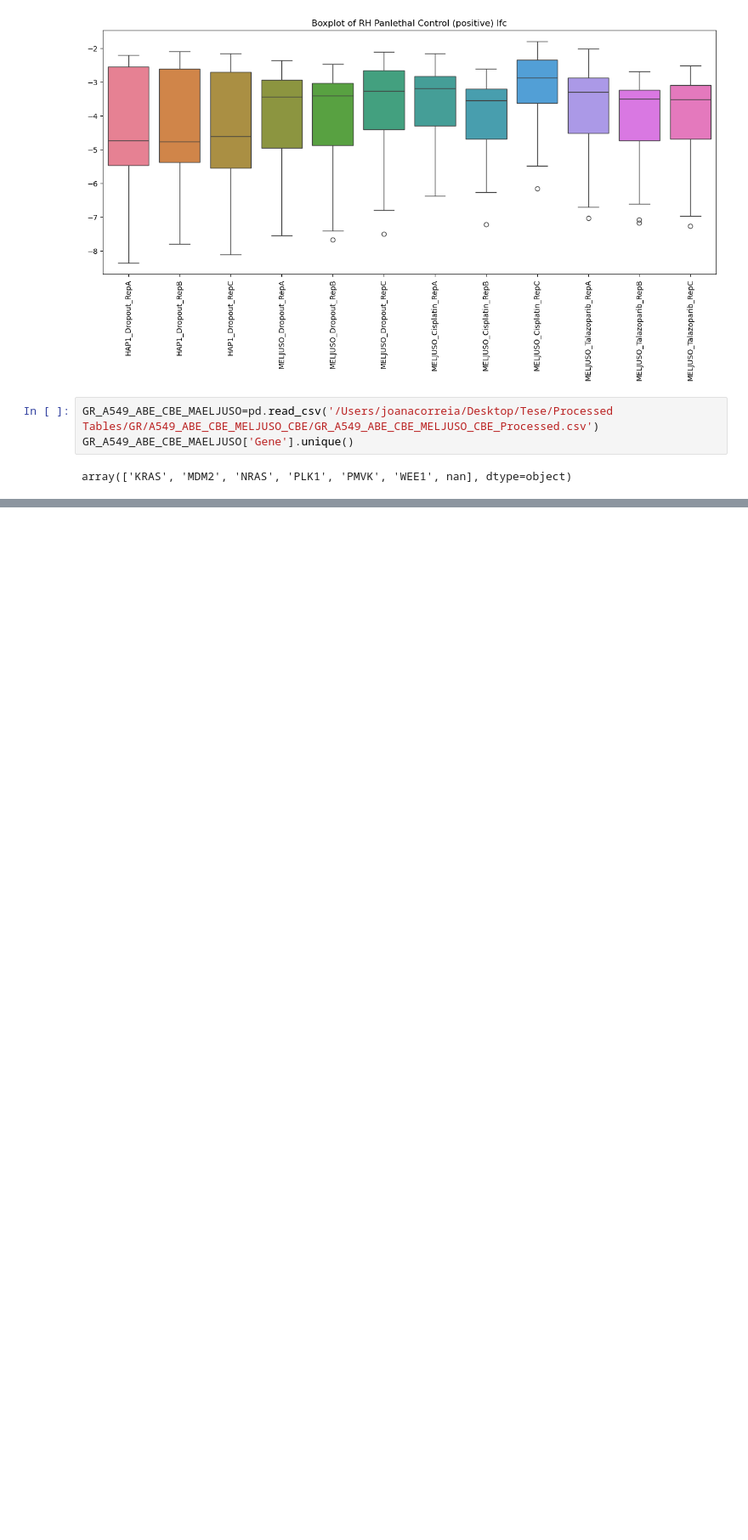
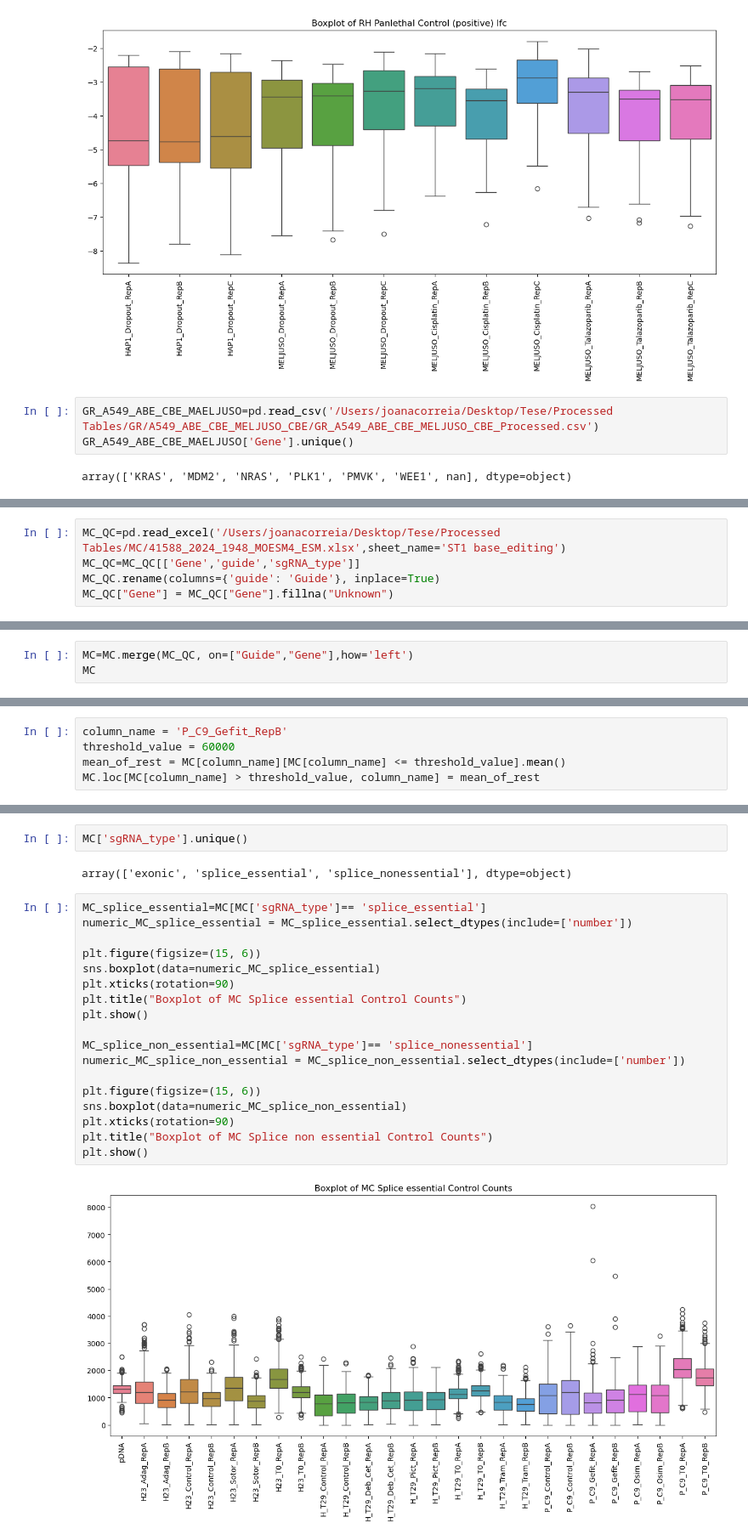
Before and after one commit to QuantitativeBiology/BECancerResistome, a Jupyter notebook: BECancerResistome/Quality Control/Quality Control.ipynb, the cells around one changed output, grey strips where cells are left out. Shown at 85% size. Cells and saved outputs as stored; diff of their text form; blank space fills up the shorter version.

```diff
--- a/BECancerResistome/Quality Control/Quality Control.ipynb
+++ b/BECancerResistome/Quality Control/Quality Control.ipynb
@@ -115,0 +149,5 @@ array(['KRAS', 'MDM2', 'NRAS', 'PLK1', 'PMVK', 'WEE1', nan], dtype=object)
+# %%
+MC_QC=pd.read_excel('/Users/joanacorreia/Desktop/Tese/Processed Tables/MC/41588_2024_1948_MOESM4_ESM.xlsx',sheet_name='ST1 base_editing')
+MC_QC=MC_QC[['Gene','guide','sgRNA_type']]
+MC_QC.rename(columns={'guide': 'Guide'}, inplace=True)
+MC_QC["Gene"] = MC_QC["Gene"].fillna("Unknown")
@@ -115,0 +170,3 @@ array(['KRAS', 'MDM2', 'NRAS', 'PLK1', 'PMVK', 'WEE1', nan], dtype=object)
+# %%
+MC=MC.merge(MC_QC, on=["Guide","Gene"],how='left')
+MC
@@ -115,0 +187,5 @@ array(['KRAS', 'MDM2', 'NRAS', 'PLK1', 'PMVK', 'WEE1', nan], dtype=object)
+# %%
+column_name = 'P_C9_Gefit_RepB'
+threshold_value = 60000
+mean_of_rest = MC[column_name][MC[column_name] <= threshold_value].mean()
+MC.loc[MC[column_name] > threshold_value, column_name] = mean_of_rest
@@ -115,0 +196,24 @@ array(['KRAS', 'MDM2', 'NRAS', 'PLK1', 'PMVK', 'WEE1', nan], dtype=object)
+# %%
+MC['sgRNA_type'].unique()
+# %% [output]
+array(['exonic', 'splice_essential', 'splice_nonessential'], dtype=object)
+# %%
+MC_splice_essential=MC[MC['sgRNA_type']== 'splice_essential']
+numeric_MC_splice_essential = MC_splice_essential.select_dtypes(include=['number'])
+
+plt.figure(figsize=(15, 6))
+sns.boxplot(data=numeric_MC_splice_essential)
+plt.xticks(rotation=90)
+plt.title("Boxplot of MC Splice essential Control Counts")
+plt.show()
+
+MC_splice_non_essential=MC[MC['sgRNA_type']== 'splice_nonessential']
+numeric_MC_splice_non_essential = MC_splice_non_essential.select_dtypes(include=['number'])
+
+plt.figure(figsize=(15, 6))
+sns.boxplot(data=numeric_MC_splice_non_essential)
+plt.xticks(rotation=90)
+plt.title("Boxplot of MC Splice non essential Control Counts")
+plt.show()
+# %% [output]
+[figure, added]
```
Also changed, not shown: parts of 20 cells of this notebook.
